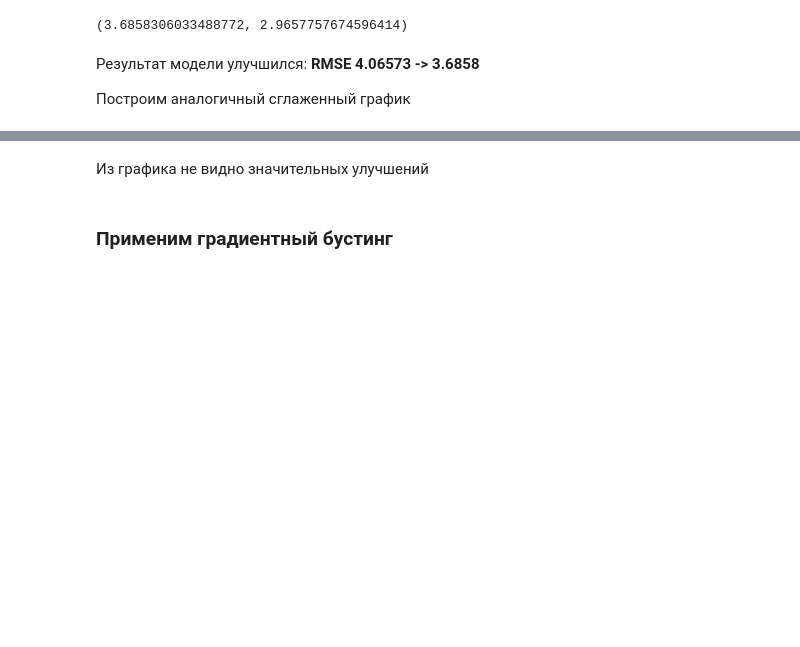
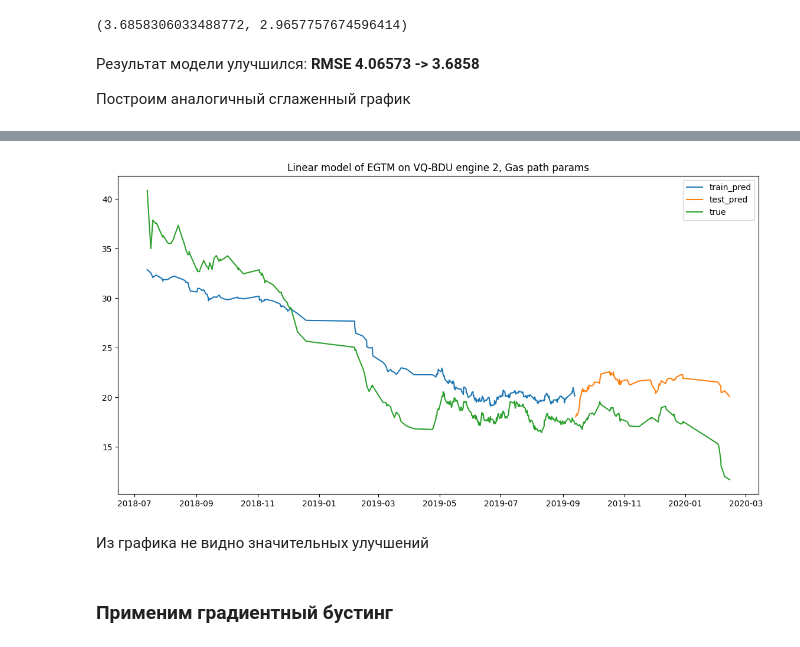
Before and after one commit to skeptlk/ecm, a Jupyter notebook: 27_dec_selected_gas_params.ipynb, the cells around one changed output, grey strips where cells are left out. Saved outputs shown, nothing was run; the diff lists cells and outputs as text; code cells hidden in the pictures; blank space fills up the shorter version.

```diff
--- a/27_dec_selected_gas_params.ipynb
+++ b/27_dec_selected_gas_params.ipynb
@@ -183,3 +202,7 @@ plt.show()
+# %%
+plot_smooth_predictions(data.reset_index(), 'VQ-BDU', 2, train_i, predicted_test, predicted_train)
+# %% [output]
+[figure, added]
 # %% [markdown]
 Из графика не видно значительных улучшений
 # %% [markdown]
```
Also changed, not shown: parts of 6 cells of this notebook, 1 other file.
